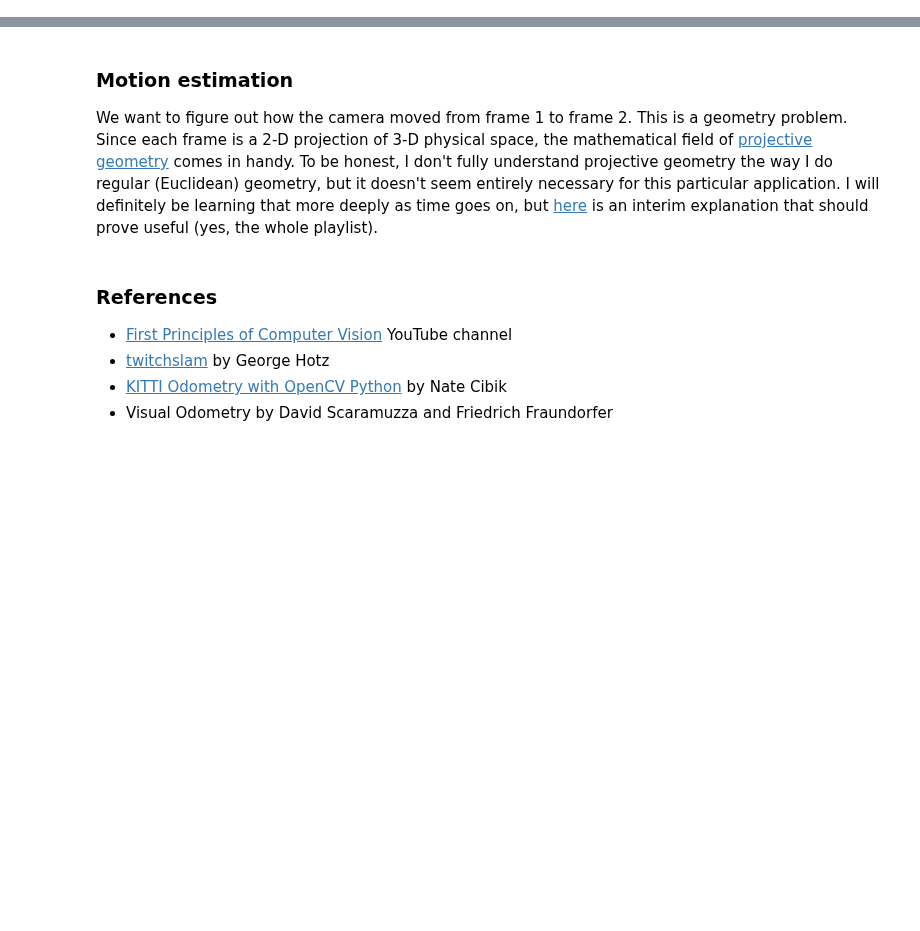
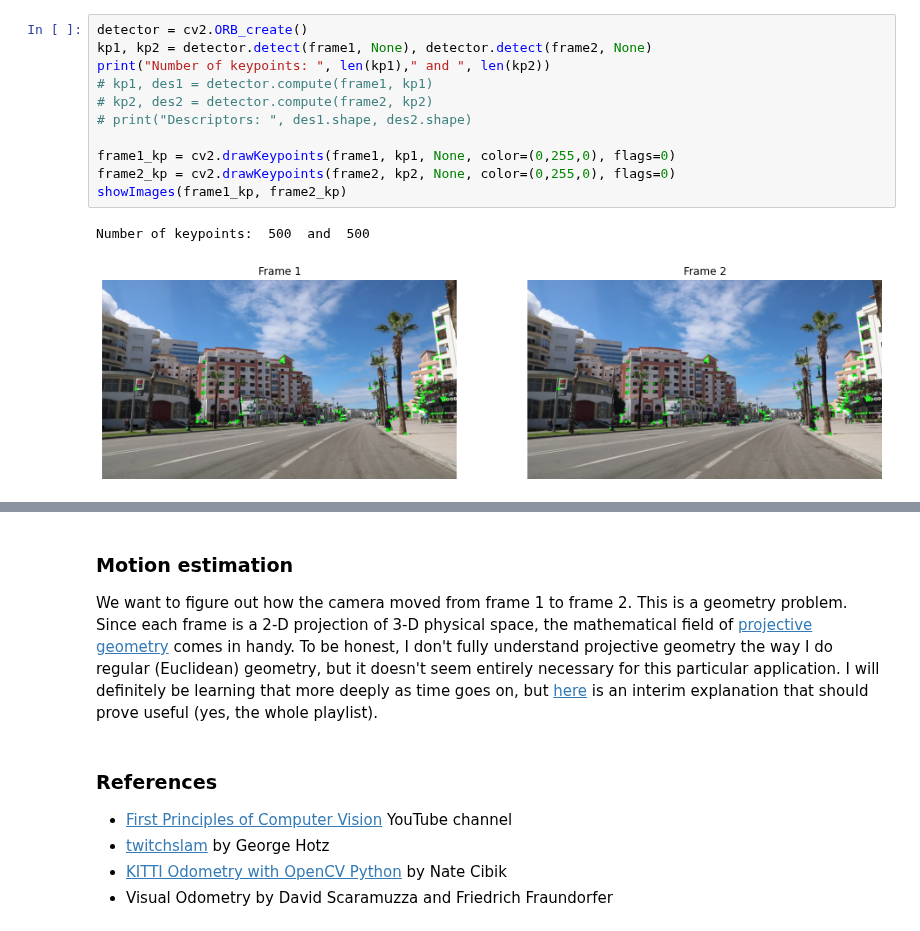
Before and after one commit to vibhavgaur/VisualOdometry, a Jupyter notebook: VisualOdometry2.ipynb, the cells around one changed output, grey strips where cells are left out. Cells and saved outputs as stored; diff of their text form; blank space fills up the shorter version.

```diff
--- a/VisualOdometry2.ipynb
+++ b/VisualOdometry2.ipynb
@@ -0,0 +43,14 @@
+# %%
+detector = cv2.ORB_create()
+kp1, kp2 = detector.detect(frame1, None), detector.detect(frame2, None)
+print("Number of keypoints: ", len(kp1)," and ", len(kp2))
+# kp1, des1 = detector.compute(frame1, kp1)
+# kp2, des2 = detector.compute(frame2, kp2)
+# print("Descriptors: ", des1.shape, des2.shape)
+
+frame1_kp = cv2.drawKeypoints(frame1, kp1, None, color=(0,255,0), flags=0)
+frame2_kp = cv2.drawKeypoints(frame2, kp2, None, color=(0,255,0), flags=0)
+showImages(frame1_kp, frame2_kp)
+# %% [output]
+Number of keypoints:  500  and  500
+[figure, added]
```
Also changed, not shown: parts of 14 cells of this notebook, 1 other file.
